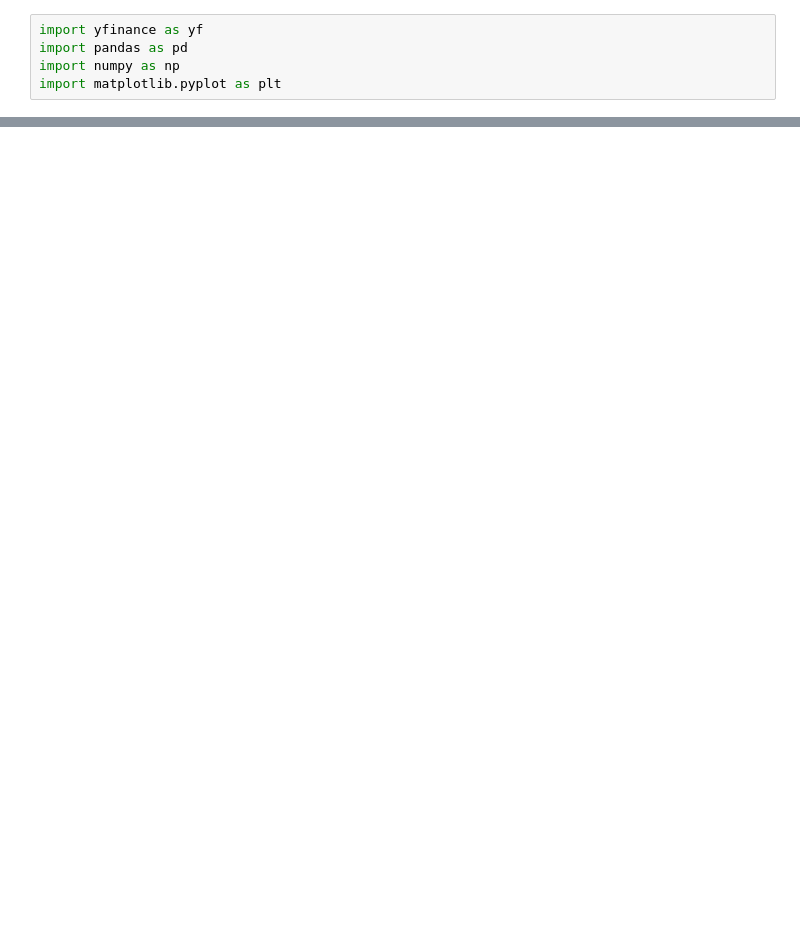
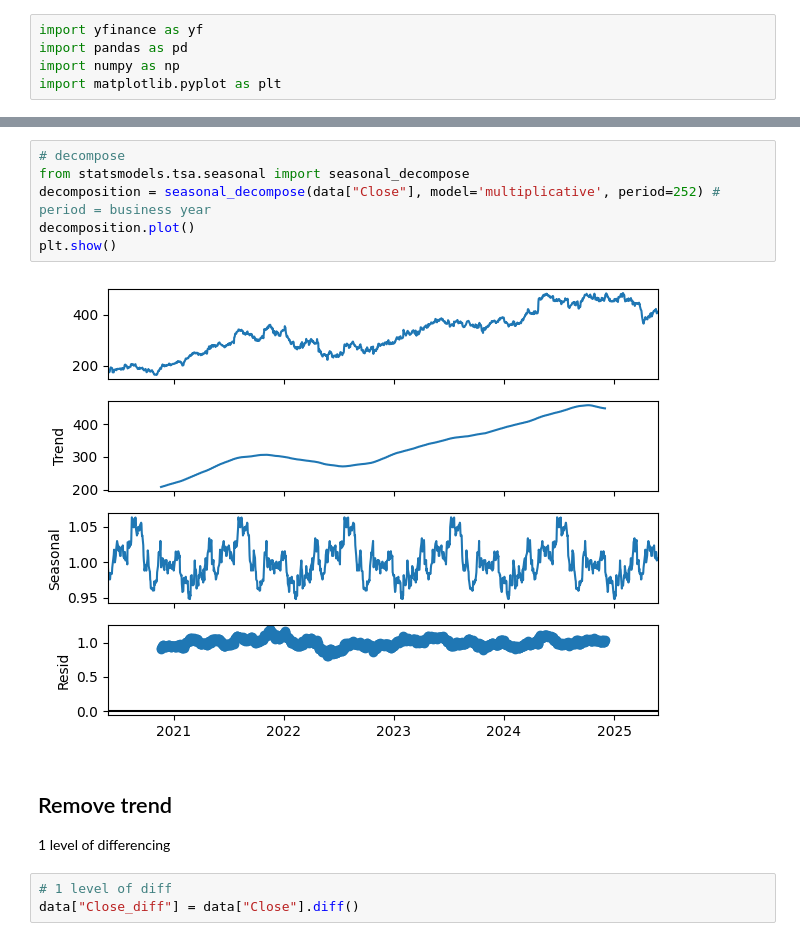
Before and after one commit to Nickeniklas/SARIMAX_stockdata_forecasting, a Jupyter notebook: stockdata_forecasting.ipynb, the cells around one changed output, grey strips where cells are left out. Drawn from its saved outputs; the diff is of its cells as text; blank space fills up the shorter version.

```diff
--- a/stockdata_forecasting.ipynb
+++ b/stockdata_forecasting.ipynb
@@ -40,0 +78,15 @@ YF.download() has changed argument auto_adjust default to True
+# %%
+# decompose
+from statsmodels.tsa.seasonal import seasonal_decompose
+decomposition = seasonal_decompose(data["Close"], model='multiplicative', period=252) # period = business year
+decomposition.plot()
+plt.show()
+# %% [output]
+[figure, added]
+# %% [markdown]
+## Remove trend
+
+1 level of differencing
+# %%
+# 1 level of diff
+data["Close_diff"] = data["Close"].diff()
```
Also changed, not shown: parts of 24 cells of this notebook.
